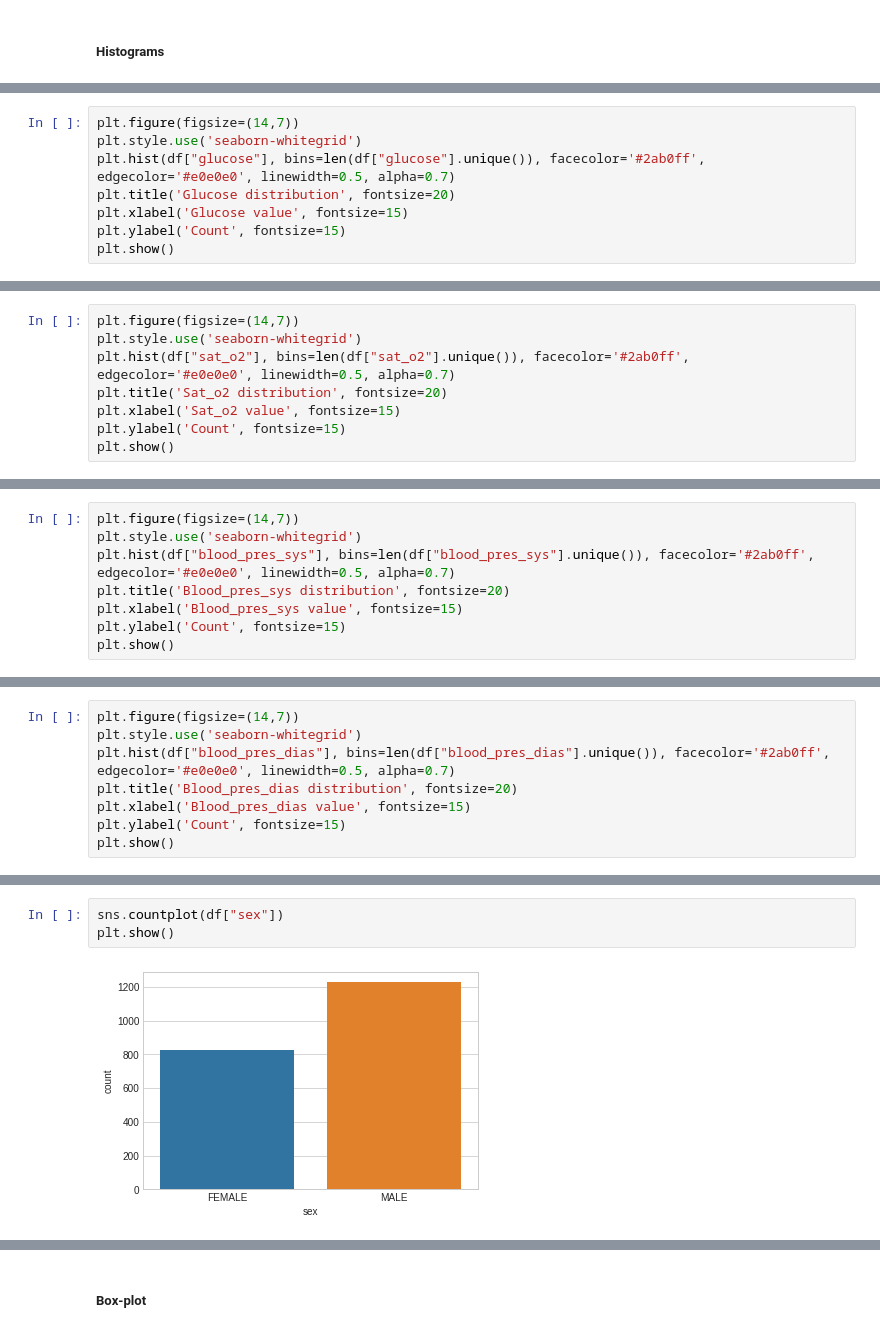
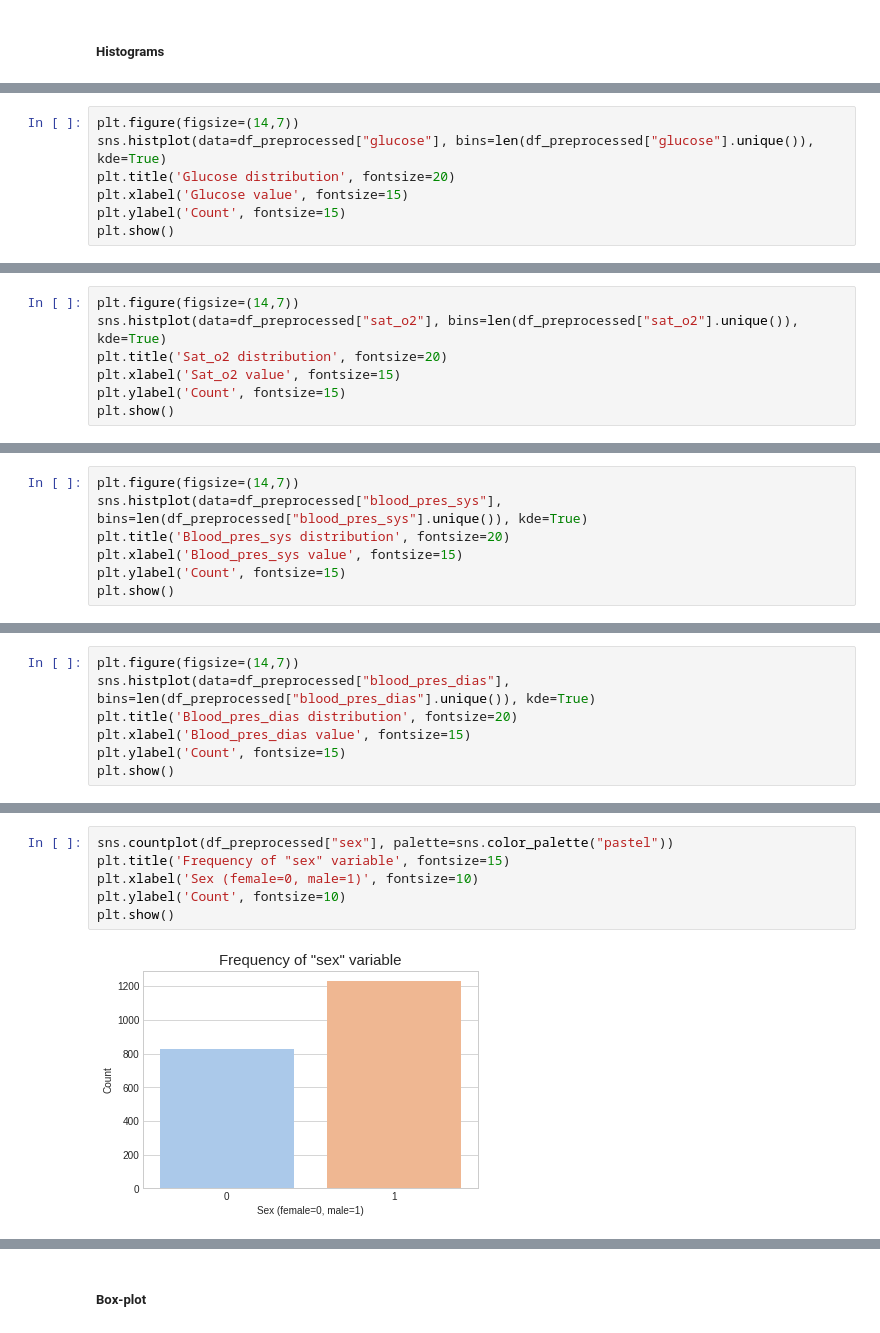
Before and after one commit to lesmesrafa/covid19-analytics, a Jupyter notebook: main_code.ipynb, the cells around one changed output, grey strips where cells are left out. Drawn from its saved outputs; the diff is of its cells as text.

Commit message:
Data exploration ends

```diff
--- a/main_code.ipynb
+++ b/main_code.ipynb
@@ -437,7 +528,6 @@ plt.show()
 # %%
 plt.figure(figsize=(14,7))
-plt.style.use('seaborn-whitegrid')
-plt.hist(df["glucose"], bins=len(df["glucose"].unique()), facecolor='#2ab0ff', edgecolor='#e0e0e0', linewidth=0.5, alpha=0.7)
+sns.histplot(data=df_preprocessed["glucose"], bins=len(df_preprocessed["glucose"].unique()), kde=True)
 plt.title('Glucose distribution', fontsize=20)
 plt.xlabel('Glucose value', fontsize=15)
 plt.ylabel('Count', fontsize=15)
@@ -447,7 +537,6 @@ plt.show()
 # %%
 plt.figure(figsize=(14,7))
-plt.style.use('seaborn-whitegrid')
-plt.hist(df["sat_o2"], bins=len(df["sat_o2"].unique()), facecolor='#2ab0ff', edgecolor='#e0e0e0', linewidth=0.5, alpha=0.7)
+sns.histplot(data=df_preprocessed["sat_o2"], bins=len(df_preprocessed["sat_o2"].unique()), kde=True)
 plt.title('Sat_o2 distribution', fontsize=20)
 plt.xlabel('Sat_o2 value', fontsize=15)
 plt.ylabel('Count', fontsize=15)
@@ -457,7 +546,6 @@ plt.show()
 # %%
 plt.figure(figsize=(14,7))
-plt.style.use('seaborn-whitegrid')
-plt.hist(df["blood_pres_sys"], bins=len(df["blood_pres_sys"].unique()), facecolor='#2ab0ff', edgecolor='#e0e0e0', linewidth=0.5, alpha=0.7)
+sns.histplot(data=df_preprocessed["blood_pres_sys"], bins=len(df_preprocessed["blood_pres_sys"].unique()), kde=True)
 plt.title('Blood_pres_sys distribution', fontsize=20)
 plt.xlabel('Blood_pres_sys value', fontsize=15)
 plt.ylabel('Count', fontsize=15)
@@ -467,7 +555,6 @@ plt.show()
 # %%
 plt.figure(figsize=(14,7))
-plt.style.use('seaborn-whitegrid')
-plt.hist(df["blood_pres_dias"], bins=len(df["blood_pres_dias"].unique()), facecolor='#2ab0ff', edgecolor='#e0e0e0', linewidth=0.5, alpha=0.7)
+sns.histplot(data=df_preprocessed["blood_pres_dias"], bins=len(df_preprocessed["blood_pres_dias"].unique()), kde=True)
 plt.title('Blood_pres_dias distribution', fontsize=20)
 plt.xlabel('Blood_pres_dias value', fontsize=15)
 plt.ylabel('Count', fontsize=15)
@@ -477,5 +564,8 @@ plt.show()
 # %%
-sns.countplot(df["sex"])
+sns.countplot(df_preprocessed["sex"], palette=sns.color_palette("pastel"))
+plt.title('Frequency of "sex" variable', fontsize=15)
+plt.xlabel('Sex (female=0, male=1)', fontsize=10)
+plt.ylabel('Count', fontsize=10)
 plt.show()
 # %% [output]
-[figure, old version]
+[figure, new version]
```
Also changed, not shown: parts of 84 cells of this notebook.
